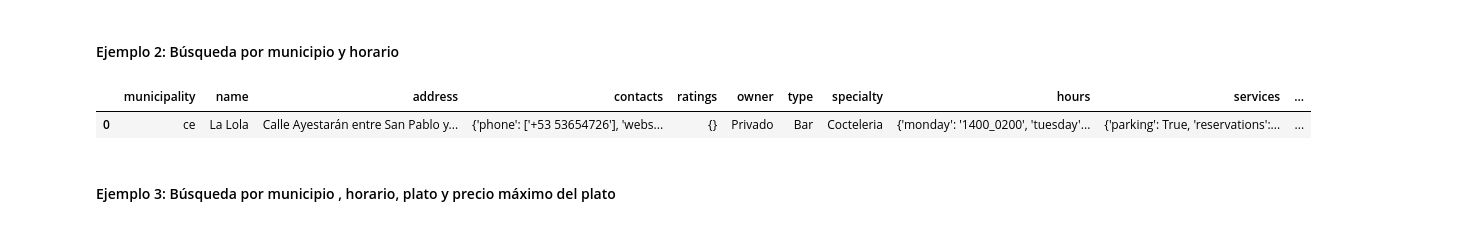
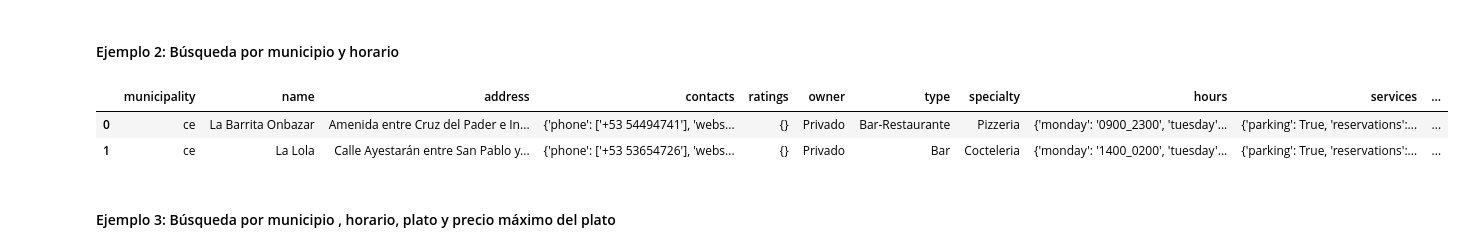
Before and after one commit to BarbaroYoel/find_beta, a Jupyter notebook: notebooks/find_searches.ipynb, the cells around one changed output. Saved outputs shown, nothing was run; the diff lists cells and outputs as text; code cells hidden in the pictures.

```diff
--- a/notebooks/find_searches.ipynb
+++ b/notebooks/find_searches.ipynb
@@ -37,7 +37,6 @@ Para empezar, cargaremos las funciones esenciales para procesar los datos y real
 import sys
 import os
 
-# Ajustar el path para importar funciones desde la carpeta adecuada
 parent_directory = os.path.dirname(os.getcwd())
 folder_path = os.path.join(parent_directory, "app_functions")
 sys.path.append(folder_path)
@@ -45,8 +44,7 @@ sys.path.append(folder_path)
 import search as sr
 import utils as utl
 
-# Crear el DataFrame a partir de los datos
-df = utl.create_data_frame()
+df = utl.create_data_frame_establishments()
 # %% [markdown]
 ---
 
@@ -109,11 +107,12 @@ search
 # %% [markdown]
 #### Ejemplo 2: Búsqueda por municipio y horario
 # %%
-search=sr.generic_search(df,municipality="ce",day="monday",time="0100")
+search=sr.generic_search(df,municipality="ce",day="saturday",time="0100")
 search
 # %% [output]
 |  | municipality | name | address | contacts | ratings | owner | type | specialty | hours | services | ... |
-| 0 | ce | La Lola | Calle Ayestarán entre San Pablo y... | {'phone': ['+53 53654726'], 'webs... | {} | Privado | Bar | Cocteleria | {'monday': '1400_0200', 'tuesday'... | {'parking': True, 'reservations':... | ... |
+| 0 | ce | La Barrita Onbazar | Amenida entre Cruz del Pader e In... | {'phone': ['+53 54494741'], 'webs... | {} | Privado | Bar-Restaurante | Pizzeria | {'monday': '0900_2300', 'tuesday'... | {'parking': True, 'reservations':... | ... |
+| 1 | ce | La Lola | Calle Ayestarán entre San Pablo y... | {'phone': ['+53 53654726'], 'webs... | {} | Privado | Bar | Cocteleria | {'monday': '1400_0200', 'tuesday'... | {'parking': True, 'reservations':... | ... |
 # %% [markdown]
 #### Ejemplo 3: Búsqueda por municipio , horario, plato y precio máximo del plato
 # %%
```
Also changed, not shown: parts of 5 cells of this notebook, 20 other files.
